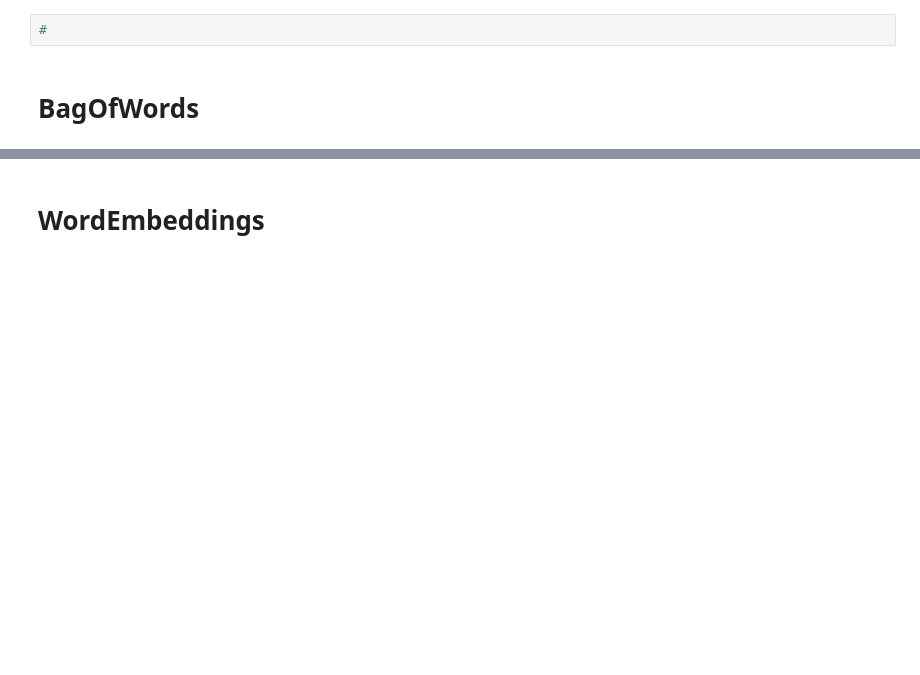
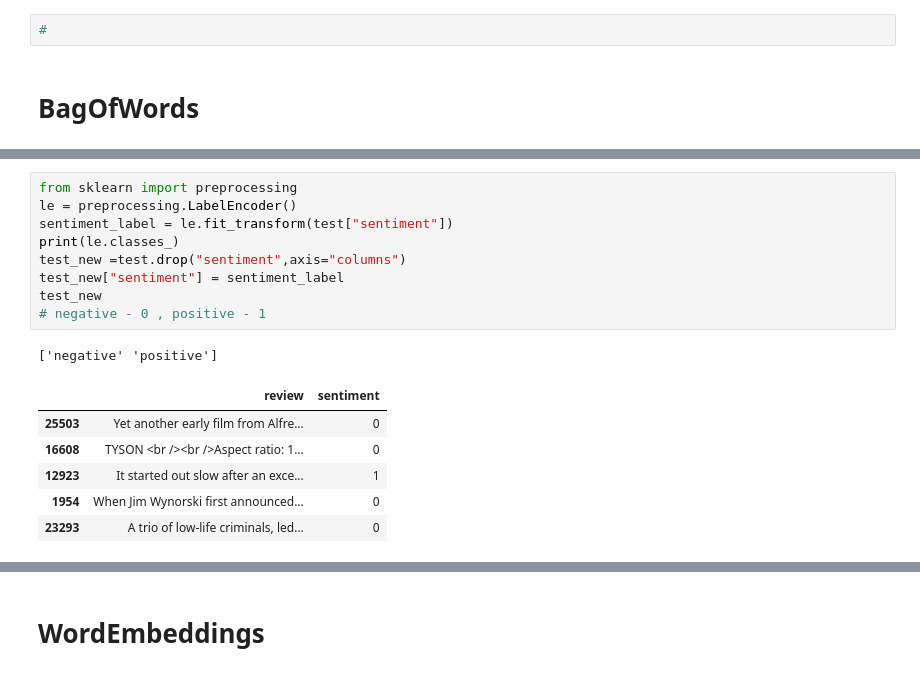
Before and after one commit to NeelChoksi/SEM6_TARP_VIT, a Jupyter notebook: implementation/Sentiment_2.ipynb, the cells around one changed output, grey strips where cells are left out. Drawn from its saved outputs; the diff is of its cells as text; blank space fills up the shorter version.

```diff
--- a/implementation/Sentiment_2.ipynb
+++ b/implementation/Sentiment_2.ipynb
@@ -57,0 +118,17 @@ next_h.backward(torch.ones(20,1))
+# %%
+from sklearn import preprocessing
+le = preprocessing.LabelEncoder()
+sentiment_label = le.fit_transform(test["sentiment"])
+print(le.classes_)
+test_new =test.drop("sentiment",axis="columns")
+test_new["sentiment"] = sentiment_label
+test_new
+# negative - 0 , positive - 1
+# %% [output]
+['negative' 'positive']
+|  | review | sentiment |
+| 25503 | Yet another early film from Alfre... | 0 |
+| 16608 | TYSON <br /><br />Aspect ratio: 1... | 0 |
+| 12923 | It started out slow after an exce... | 1 |
+| 1954 | When Jim Wynorski first announced... | 0 |
+| 23293 | A trio of low-life criminals, led... | 0 |
```
Also changed, not shown: parts of 35 cells of this notebook, 1 other file.
